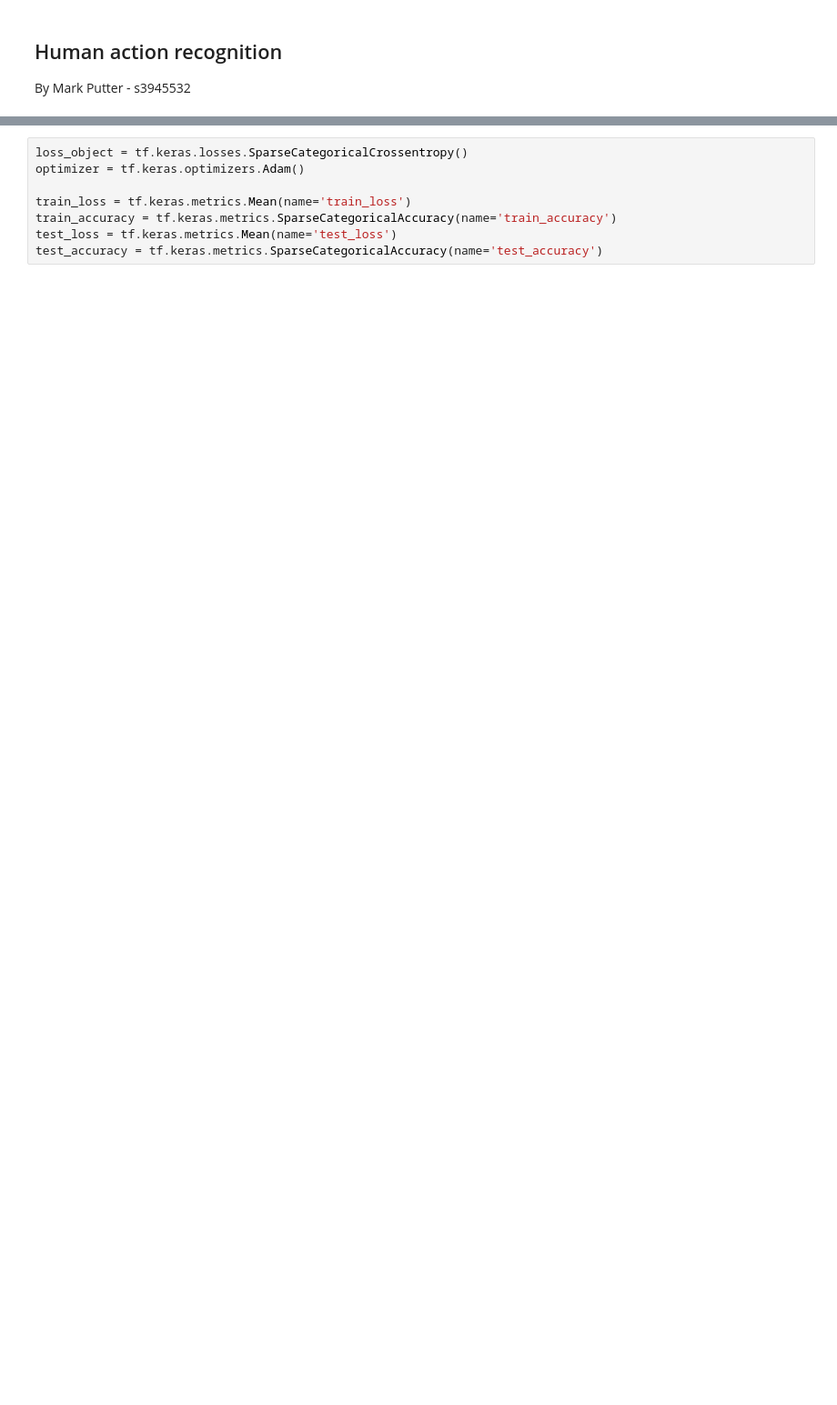
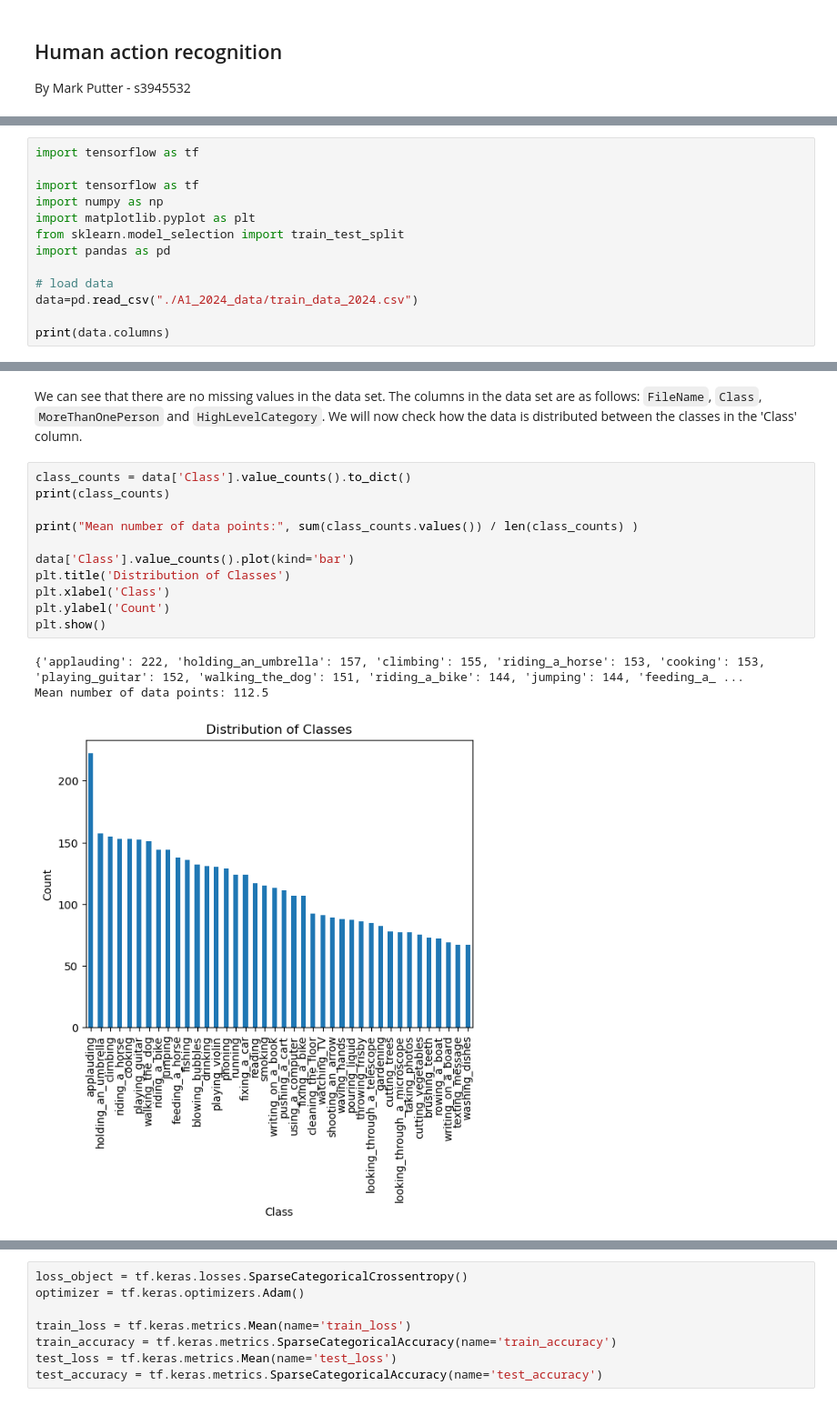
Before and after one commit to Mark-Putter/DL_A1, a Jupyter notebook: assignment1.ipynb, the cells around one changed output, grey strips where cells are left out. Shown at 91% size. Saved outputs shown, nothing was run; the diff lists cells and outputs as text; blank space fills up the shorter version.

Commit message:
Made some good progress on data exploration and now moving onto model creation.

```diff
--- a/assignment1.ipynb
+++ b/assignment1.ipynb
@@ -58,0 +4,13 @@ for image, label in fmnist_train.take(3):  # example is (image, label)
+# %%
+import tensorflow as tf
+
+import tensorflow as tf
+import numpy as np
+import matplotlib.pyplot as plt
+from sklearn.model_selection import train_test_split
+import pandas as pd
+
+# load data
+data=pd.read_csv("./A1_2024_data/train_data_2024.csv")
+
+print(data.columns)
@@ -58,0 +40,17 @@ for image, label in fmnist_train.take(3):  # example is (image, label)
+# %% [markdown]
+We can see that there are no missing values in the data set. The columns in the data set are as follows: `FileName`, `Class`, `MoreThanOnePerson` and `HighLevelCategory`. We will now check how the data is distributed between the classes in the 'Class' column.
+# %%
+class_counts = data['Class'].value_counts().to_dict()
+print(class_counts)
+
+print("Mean number of data points:", sum(class_counts.values()) / len(class_counts) )
+
+data['Class'].value_counts().plot(kind='bar')
+plt.title('Distribution of Classes')
+plt.xlabel('Class')
+plt.ylabel('Count')
+plt.show()
+# %% [output]
+{'applauding': 222, 'holding_an_umbrella': 157, 'climbing': 155, 'riding_a_horse': 153, 'cooking': 153, 'playing_guitar': 152, 'walking_the_dog': 151, 'riding_a_bike': 144, 'jumping': 144, 'feeding_a_ ...
+Mean number of data points: 112.5
+[figure, added]
```
Also changed, not shown: parts of 17 cells of this notebook.
